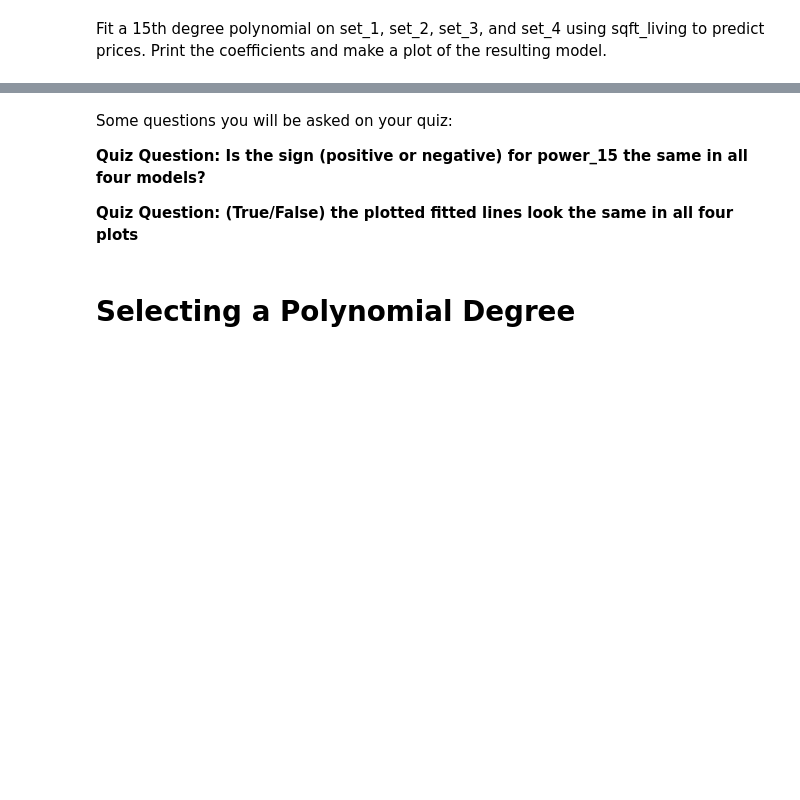
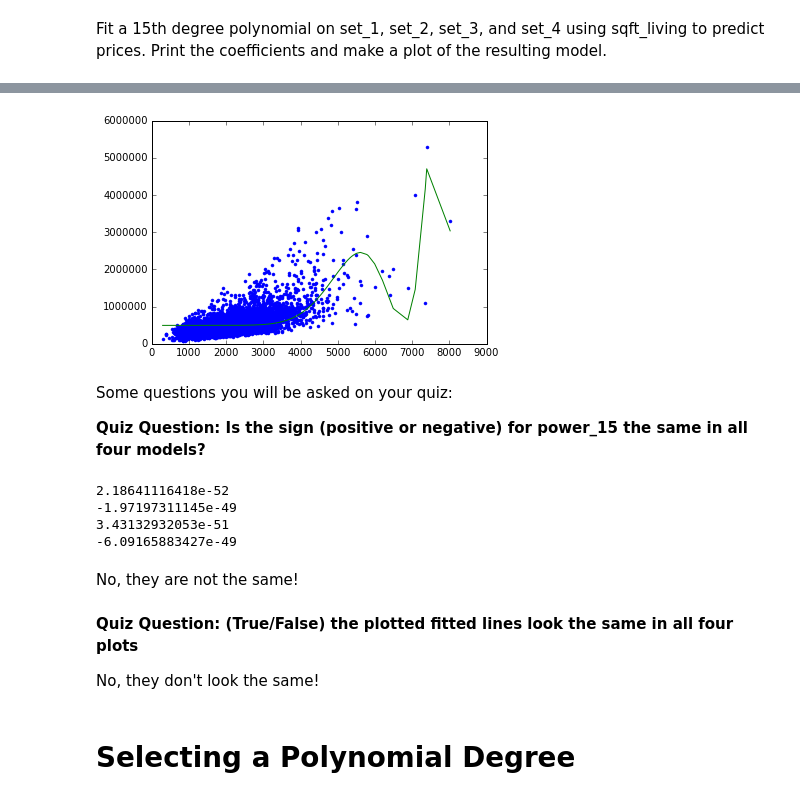
Before and after one commit to ddumet/coursera_machine_learning_pathway_regression, a Jupyter notebook: week-3-polynomial-regression-assignment.ipynb, the cells around one changed output, grey strips where cells are left out. Saved outputs shown, nothing was run; the diff lists cells and outputs as text; code cells hidden in the pictures; blank space fills up the shorter version.

```diff
--- a/week-3-polynomial-regression-assignment.ipynb
+++ b/week-3-polynomial-regression-assignment.ipynb
@@ -246,0 +351,2 @@ Fit a 15th degree polynomial on set_1, set_2, set_3, and set_4 using sqft_living
+# %%
+poly15_set4 = polynomial_dframe(sales_set4[["sqft_living"]], 15)
@@ -247,9 +378,28 @@ Fit a 15th degree polynomial on set_1, set_2, set_3, and set_4 using sqft_living
+# %%
+plt.plot(poly15_set4["power_1"],sales_set4["price"],'.',
+        poly15_set4["power_1"], model15_set4.predict(poly15_set4),'-');
+# %% [output]
+[figure, added]
 # %% [markdown]
 Some questions you will be asked on your quiz:
 
 **Quiz Question: Is the sign (positive or negative) for power_15 the same in all four models?**
-
-**Quiz Question: (True/False) the plotted fitted lines look the same in all four plots**
+# %%
+print(model15_set1_coef[15])
+print(model15_set2_coef[15])
+print(model15_set3_coef[15])
+print(model15_set4_coef[15])
+# %% [output]
+2.18641116418e-52
+-1.97197311145e-49
+3.43132932053e-51
+-6.09165883427e-49
+# %% [markdown]
+No, they are not the same!
+# %% [markdown]
+**Quiz Question: (True/False) the plotted fitted lines look the same in all four plots**
+
+No, they don't look the same!
 # %% [markdown]
 # Selecting a Polynomial Degree
 # %% [markdown]
```
Also changed, not shown: parts of 28 cells of this notebook.
